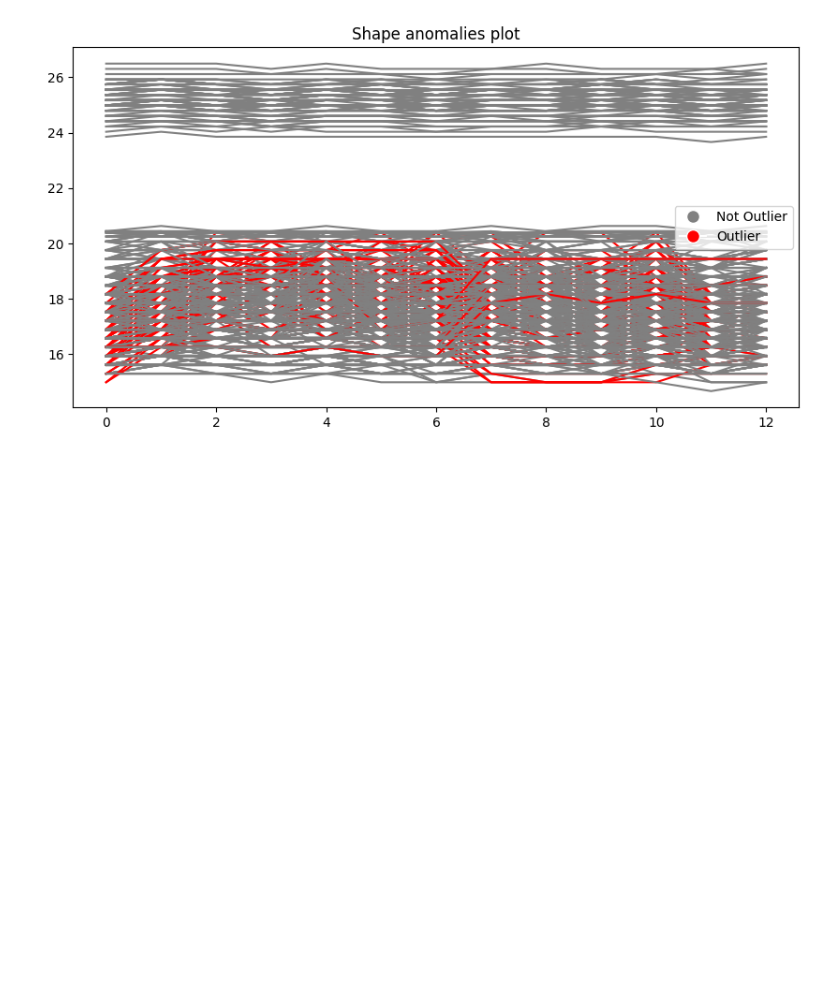
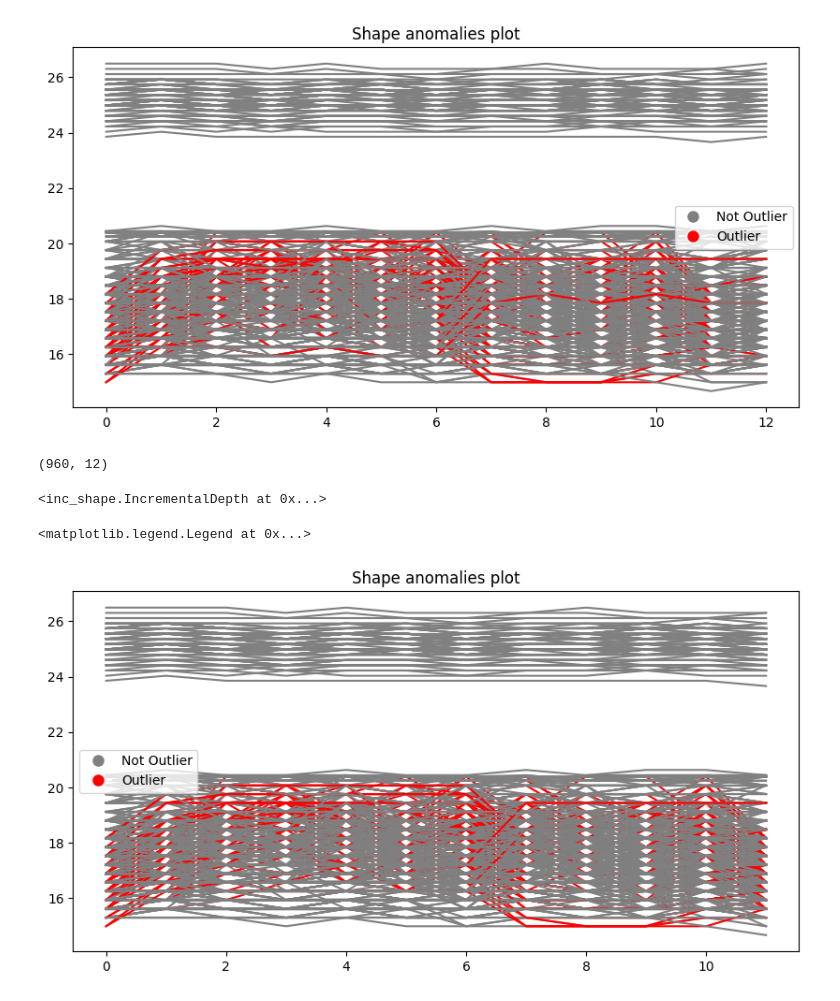
Before and after one commit to allisonaustin/streaming-depths, a Jupyter notebook: examples/sample1.ipynb, the cells around one changed output. Saved outputs shown, nothing was run; the diff lists cells and outputs as text; code cells hidden in the pictures; blank space fills up the shorter version.

Commit message:
Adding incremental update

```diff
--- a/examples/sample1.ipynb
+++ b/examples/sample1.ipynb
@@ -86,3 +86,19 @@ plt.legend(handles=legend_handles)
 # %% [output]
 <matplotlib.legend.Legend at 0x...>
 [figure]
+# %%
+F = df.iloc[:-1,:].T.to_numpy()
+print(F.shape)
+inc_shape1 = IncrementalDepth(F=F, p=0.9, k=1.5)
+inc_shape1.getAmplitudeOutliers(F)
+# %% [output]
+(960, 12)
+<inc_shape.IncrementalDepth at 0x...>
+# %%
+cmap = ListedColormap([colors[label] for label in inc_shape1.labels])
+df.iloc[:-1,:].plot(colormap=cmap, figsize=(10, 5))
+plt.title("Shape anomalies plot")
+plt.legend(handles=legend_handles)
+# %% [output]
+<matplotlib.legend.Legend at 0x...>
+[figure, added]
```
Also changed, not shown: parts of 4 cells of this notebook, 2 other files.
